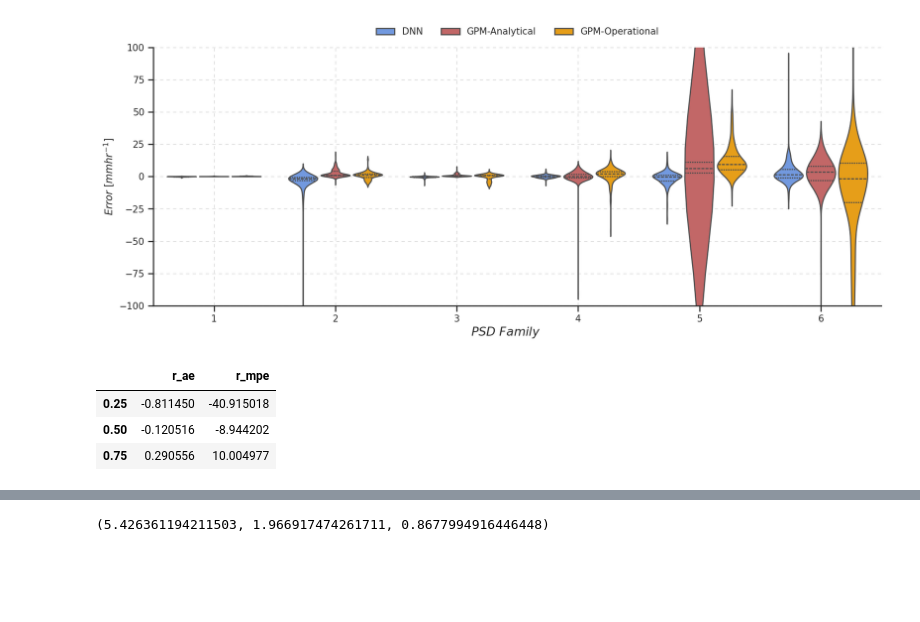
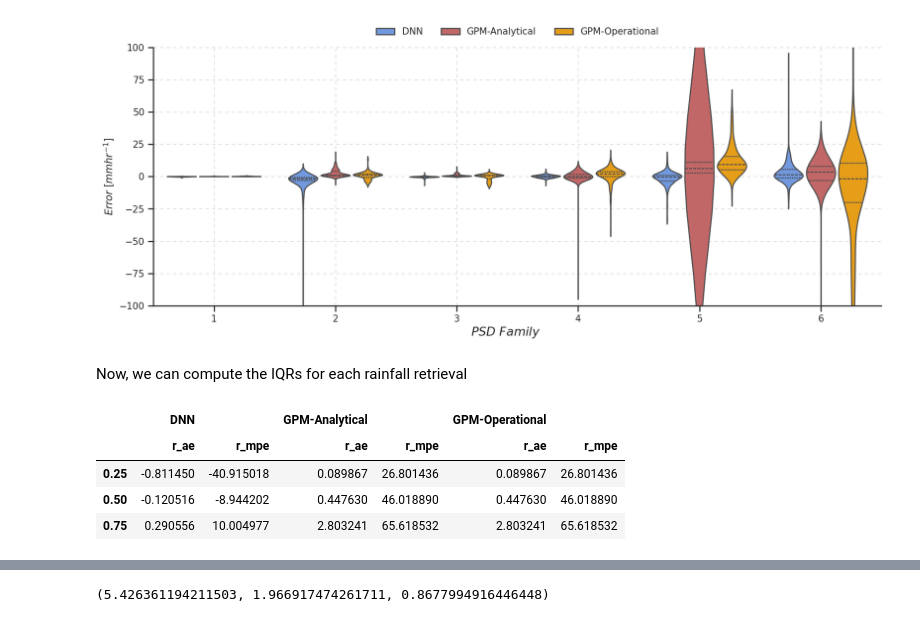
Before and after one commit to aladinor/Ladino_et_al_2025_DNN_PSD_retrieval, a Jupyter notebook: notebooks/3.Rain_retrieval.ipynb, the cells around one changed output, grey strips where cells are left out. Drawn from its saved outputs; the diff is of its cells as text; code cells hidden in the pictures; blank space fills up the shorter version.

```diff
--- a/notebooks/3.Rain_retrieval.ipynb
+++ b/notebooks/3.Rain_retrieval.ipynb
@@ -376,10 +378,18 @@ sns.move_legend(ax, "lower center", bbox_to_anchor=(.5, 1.01), ncol=3, title=Non
 plt.savefig('../images/violin_rain_parm.svg',  bbox_inches='tight')
 # %% [output]
 [figure]
+# %% [markdown]
+Now, we can compute the IQRs for each rainfall retrieval
 # %%
-df_dnn_r[['r_ae', 'r_mpe']].quantile([0.25, 0.5, 0.75])
+iqr_r_dnn = df_dnn_r[['r_ae', 'r_mpe']].quantile([0.25, 0.5, 0.75])
+iqr_r_gpm_a = df_gpm_ana_r[['r_ae', 'r_mpe']].quantile([0.25, 0.5, 0.75])
+iqr_r_gpm_0 = df_gpm_op_r[['r_ae', 'r_mpe']].quantile([0.25, 0.5, 0.75])
+
+keys= ["DNN", "GPM-Analytical", "GPM-Operational"]
+pd.concat([iqr_r_dnn, iqr_r_gpm_a, iqr_r_gpm_a], axis=1, levels=[keys], keys=keys)
 # %% [output]
-|  | r_ae | r_mpe |
-| 0.25 | -0.811450 | -40.915018 |
-| 0.50 | -0.120516 | -8.944202 |
-| 0.75 | 0.290556 | 10.004977 |
+|  | DNN |  | GPM-Analytical |  | GPM-Operational |  |
+|  | r_ae | r_mpe | r_ae | r_mpe | r_ae | r_mpe |
+| 0.25 | -0.811450 | -40.915018 | 0.089867 | 26.801436 | 0.089867 | 26.801436 |
+| 0.50 | -0.120516 | -8.944202 | 0.447630 | 46.018890 | 0.447630 | 46.018890 |
+| 0.75 | 0.290556 | 10.004977 | 2.803241 | 65.618532 | 2.803241 | 65.618532 |
```
Also changed, not shown: parts of 20 cells of this notebook.
